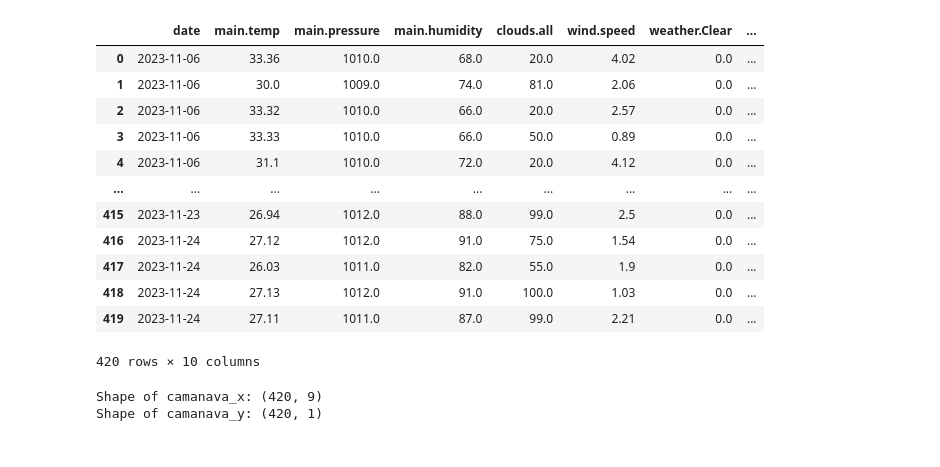
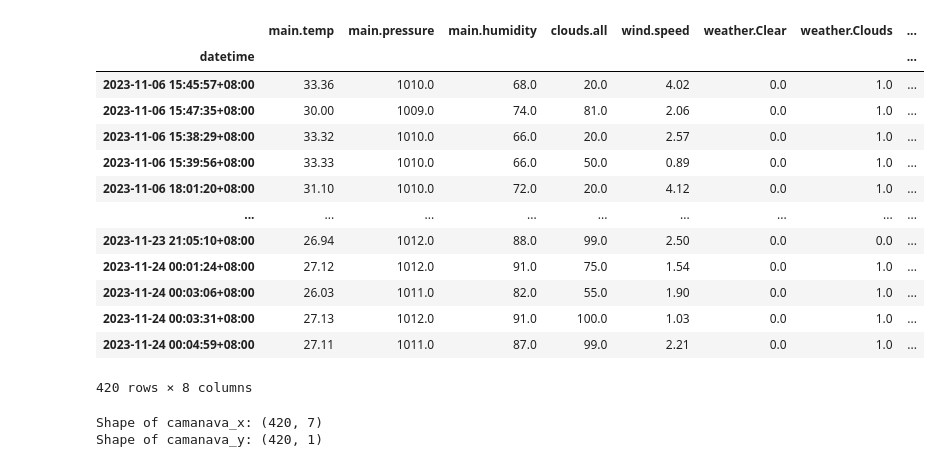
Before and after one commit to Matthew-Gallardo/Temperature-Forecast-Prediction-in-CAMANAVA-using-Regression, a Jupyter notebook: train_test.regression.ipynb, the cells around one changed output. Saved outputs shown, nothing was run; the diff lists cells and outputs as text; code cells hidden in the pictures.

```diff
--- a/train_test.regression.ipynb
+++ b/train_test.regression.ipynb
@@ -1,24 +1,25 @@
 # %%
 import warnings
 warnings.filterwarnings("ignore")
 import pandas as pd
 
-df = pd.read_csv ('cleaned dataset.csv', dtype=str)
+df = pd.read_csv('cleaned dataset.csv', index_col='datetime')
 df
 # %% [output]
-|  | date | main.temp | main.pressure | main.humidity | clouds.all | wind.speed | weather.Clear | ... |
-| 0 | 2023-11-06 | 33.36 | 1010.0 | 68.0 | 20.0 | 4.02 | 0.0 | ... |
-| 1 | 2023-11-06 | 30.0 | 1009.0 | 74.0 | 81.0 | 2.06 | 0.0 | ... |
-| 2 | 2023-11-06 | 33.32 | 1010.0 | 66.0 | 20.0 | 2.57 | 0.0 | ... |
-| 3 | 2023-11-06 | 33.33 | 1010.0 | 66.0 | 50.0 | 0.89 | 0.0 | ... |
-| 4 | 2023-11-06 | 31.1 | 1010.0 | 72.0 | 20.0 | 4.12 | 0.0 | ... |
+|  | main.temp | main.pressure | main.humidity | clouds.all | wind.speed | weather.Clear | weather.Clouds | ... |
+| datetime |  |  |  |  |  |  |  | ... |
+| 2023-11-06 15:45:57+08:00 | 33.36 | 1010.0 | 68.0 | 20.0 | 4.02 | 0.0 | 1.0 | ... |
+| 2023-11-06 15:47:35+08:00 | 30.00 | 1009.0 | 74.0 | 81.0 | 2.06 | 0.0 | 1.0 | ... |
+| 2023-11-06 15:38:29+08:00 | 33.32 | 1010.0 | 66.0 | 20.0 | 2.57 | 0.0 | 1.0 | ... |
+| 2023-11-06 15:39:56+08:00 | 33.33 | 1010.0 | 66.0 | 50.0 | 0.89 | 0.0 | 1.0 | ... |
+| 2023-11-06 18:01:20+08:00 | 31.10 | 1010.0 | 72.0 | 20.0 | 4.12 | 0.0 | 1.0 | ... |
 | ... | ... | ... | ... | ... | ... | ... | ... | ... |
-| 415 | 2023-11-23 | 26.94 | 1012.0 | 88.0 | 99.0 | 2.5 | 0.0 | ... |
-| 416 | 2023-11-24 | 27.12 | 1012.0 | 91.0 | 75.0 | 1.54 | 0.0 | ... |
-| 417 | 2023-11-24 | 26.03 | 1011.0 | 82.0 | 55.0 | 1.9 | 0.0 | ... |
-| 418 | 2023-11-24 | 27.13 | 1012.0 | 91.0 | 100.0 | 1.03 | 0.0 | ... |
-| 419 | 2023-11-24 | 27.11 | 1011.0 | 87.0 | 99.0 | 2.21 | 0.0 | ... |
+| 2023-11-23 21:05:10+08:00 | 26.94 | 1012.0 | 88.0 | 99.0 | 2.50 | 0.0 | 0.0 | ... |
+| 2023-11-24 00:01:24+08:00 | 27.12 | 1012.0 | 91.0 | 75.0 | 1.54 | 0.0 | 1.0 | ... |
+| 2023-11-24 00:03:06+08:00 | 26.03 | 1011.0 | 82.0 | 55.0 | 1.90 | 0.0 | 1.0 | ... |
+| 2023-11-24 00:03:31+08:00 | 27.13 | 1012.0 | 91.0 | 100.0 | 1.03 | 0.0 | 1.0 | ... |
+| 2023-11-24 00:04:59+08:00 | 27.11 | 1011.0 | 87.0 | 99.0 | 2.21 | 0.0 | 1.0 | ... |
-420 rows × 10 columns
+420 rows × 8 columns
 # %%
 
 # Separate features (except temperature) into weather_x
@@ -32,7 +33,7 @@ print("Shape of camanava_x:", camanava_x.shape)
 print("Shape of camanava_y:", camanava_y.shape)
 #camanava_y.head()
 # %% [output]
-Shape of camanava_x: (420, 9)
+Shape of camanava_x: (420, 7)
 Shape of camanava_y: (420, 1)
 # %%
 camanava_x.columns
```
Also changed, not shown: parts of 5 cells of this notebook, 2 other files.
